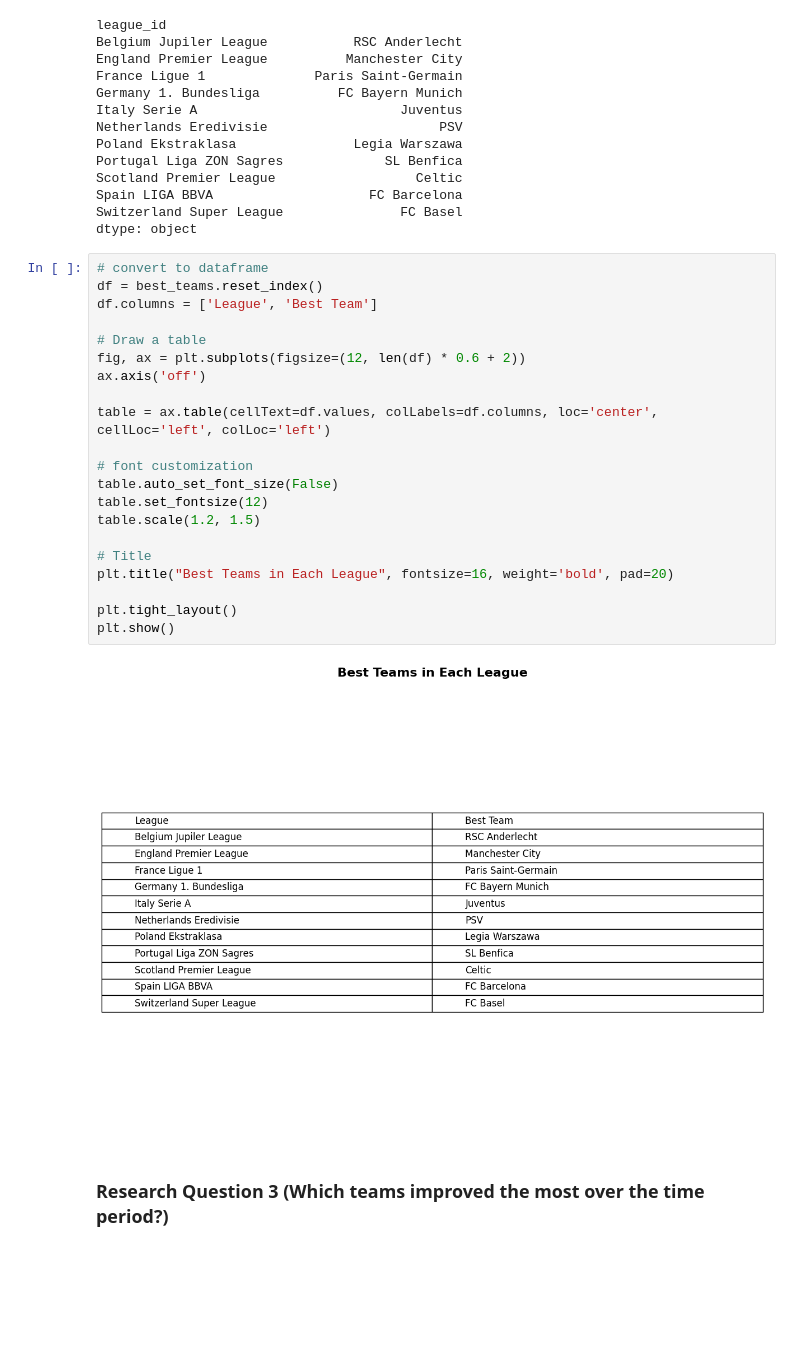
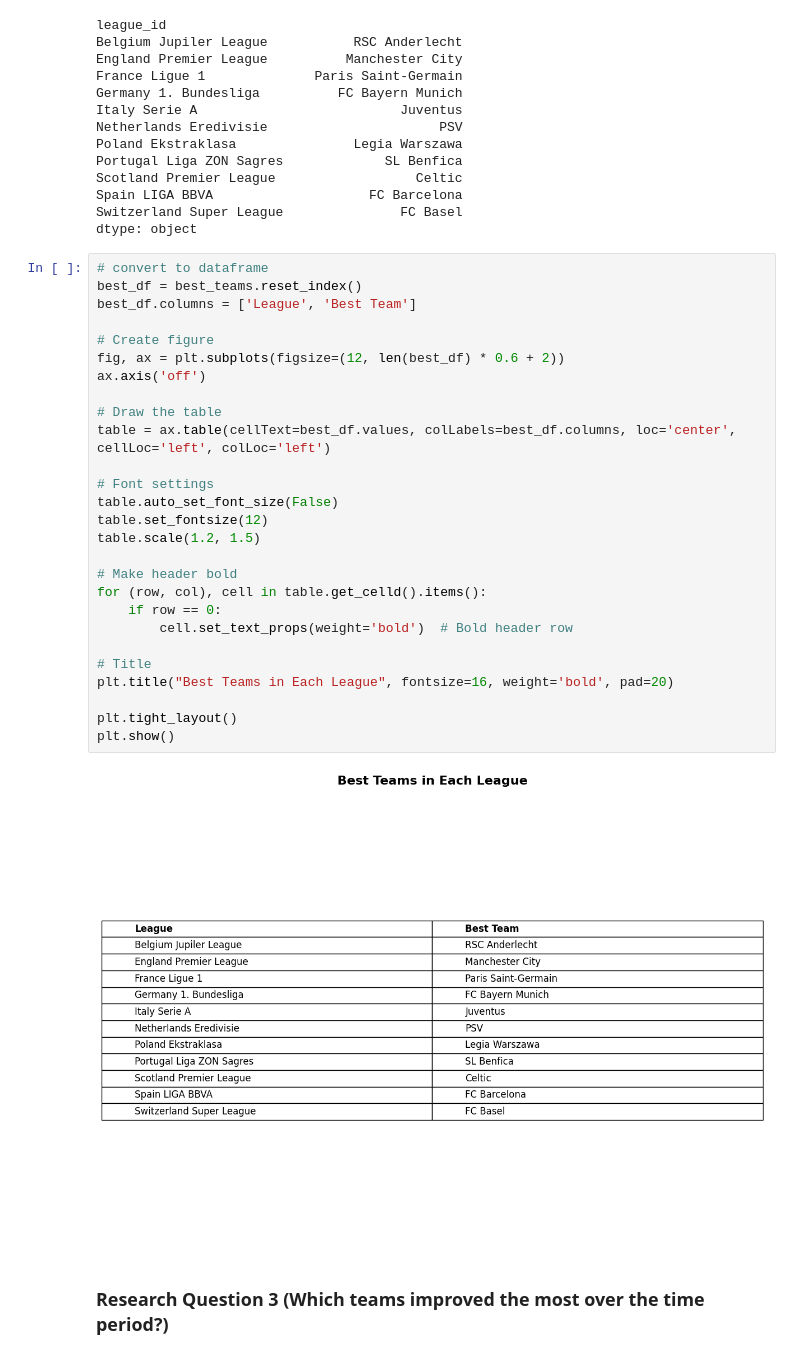
Before and after one commit to Amir152009/Matchs-analysis, a Jupyter notebook: Match notebook.ipynb, the cells around one changed output. Drawn from its saved outputs; the diff is of its cells as text; blank space fills up the shorter version.

```diff
--- a/Match notebook.ipynb
+++ b/Match notebook.ipynb
@@ -237,27 +237,33 @@ Switzerland Super League               FC Basel
 dtype: object
 # %%
 # convert to dataframe
-df = best_teams.reset_index()
-df.columns = ['League', 'Best Team']
+best_df = best_teams.reset_index()
+best_df.columns = ['League', 'Best Team']
 
-# Draw a table
-fig, ax = plt.subplots(figsize=(12, len(df) * 0.6 + 2))
+# Create figure
+fig, ax = plt.subplots(figsize=(12, len(best_df) * 0.6 + 2))
 ax.axis('off')
 
-table = ax.table(cellText=df.values, colLabels=df.columns, loc='center', cellLoc='left', colLoc='left')
+# Draw the table
+table = ax.table(cellText=best_df.values, colLabels=best_df.columns, loc='center', cellLoc='left', colLoc='left')
 
-# font customization
+# Font settings
 table.auto_set_font_size(False)
 table.set_fontsize(12)
 table.scale(1.2, 1.5)
+
+# Make header bold
+for (row, col), cell in table.get_celld().items():
+    if row == 0:
+        cell.set_text_props(weight='bold')  # Bold header row
 
 # Title
 plt.title("Best Teams in Each League", fontsize=16, weight='bold', pad=20)
 
 plt.tight_layout()
 plt.show()
 # %% [output]
-[figure, old version]
+[figure, new version]
 # %% [markdown]
 ### Research Question 3  (Which teams improved the most over the time period?)
 # %%
```
Also changed, not shown: parts of 1 cell of this notebook.
